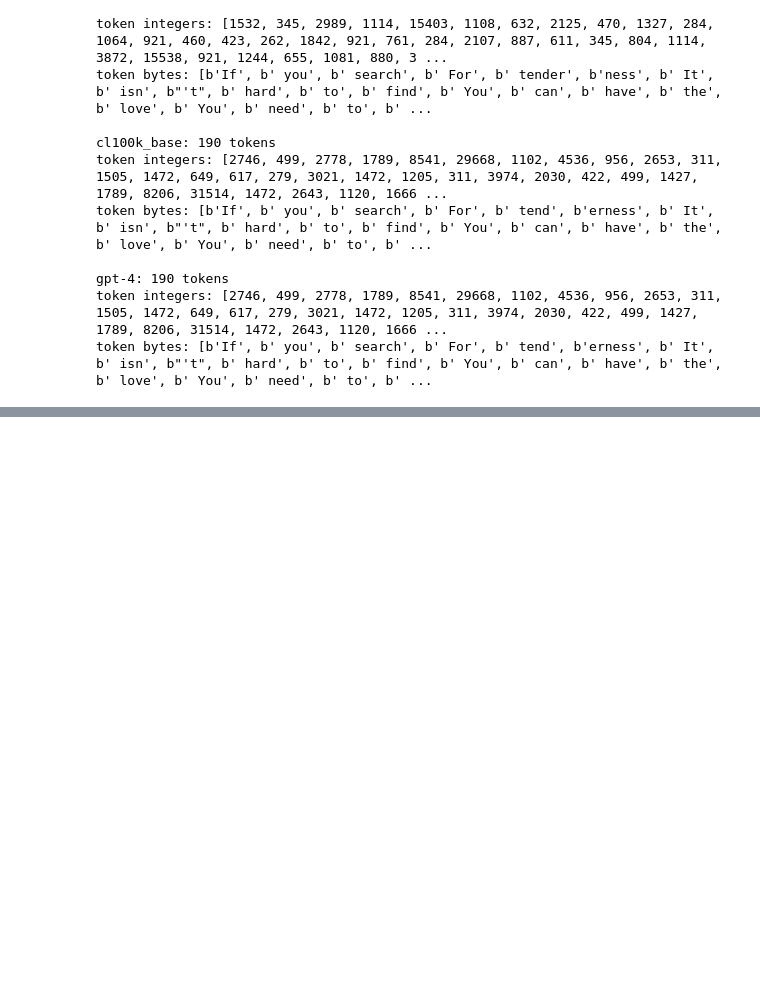
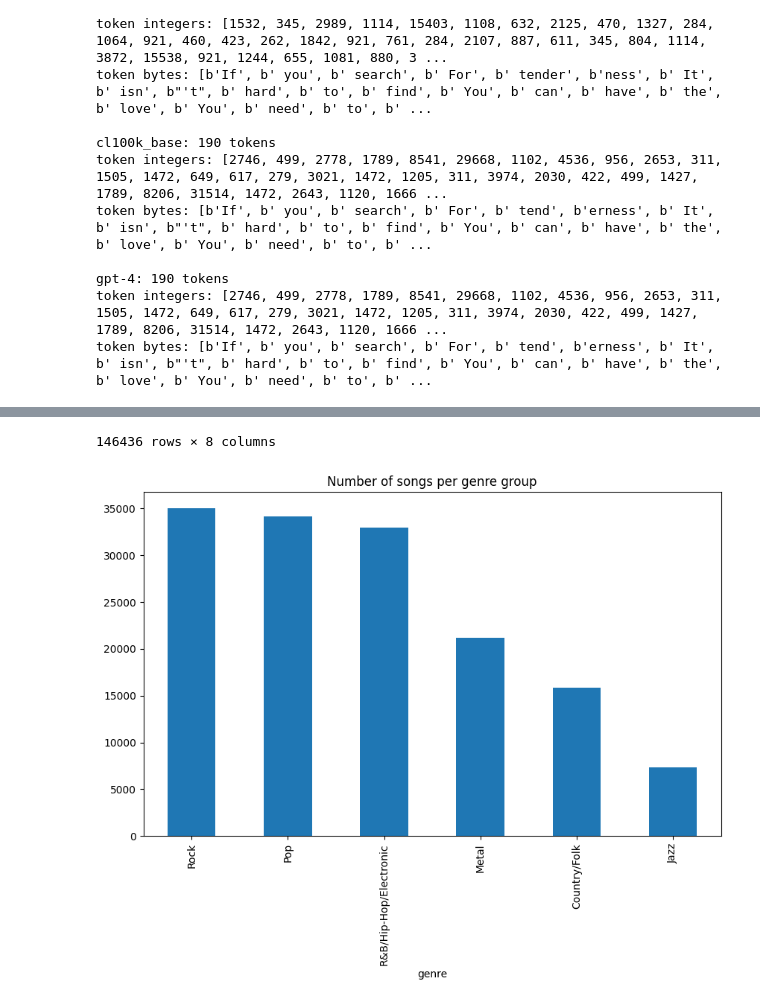
Before and after one commit to palhart/nlp-project, a Jupyter notebook: src/preprocessing/byte-pair-encoding.ipynb, the cells around one changed output, grey strips where cells are left out. Drawn from its saved outputs; the diff is of its cells as text; code cells hidden in the pictures; blank space fills up the shorter version.

```diff
--- a/src/preprocessing/byte-pair-encoding.ipynb
+++ b/src/preprocessing/byte-pair-encoding.ipynb
@@ -212,0 +198,13 @@ df.to_csv(DATA_PATH + 'lyrics-preprocessed.csv', index=False)
+# %%
+def map_genre_to_category(genre):
+    if genre in ['Hip-Hop', 'R&B', 'Electronic']:
+        return 'R&B/Hip-Hop/Electronic'
+    elif genre in ['Country', 'Folk']:
+        return 'Country/Folk'
+    else:
+        return genre
+# %%
+df['genre'] = df['genre'].apply(map_genre_to_category)
+df['genre'].value_counts().plot(kind='bar', figsize=(10, 6), title='Number of songs per genre group')
+display(df)
+# %% [output]
@@ -212,0 +223,2 @@ df.to_csv(DATA_PATH + 'lyrics-preprocessed.csv', index=False)
+146436 rows × 8 columns
+[figure, added]
```
Also changed, not shown: parts of 11 cells of this notebook, 2 other files.
